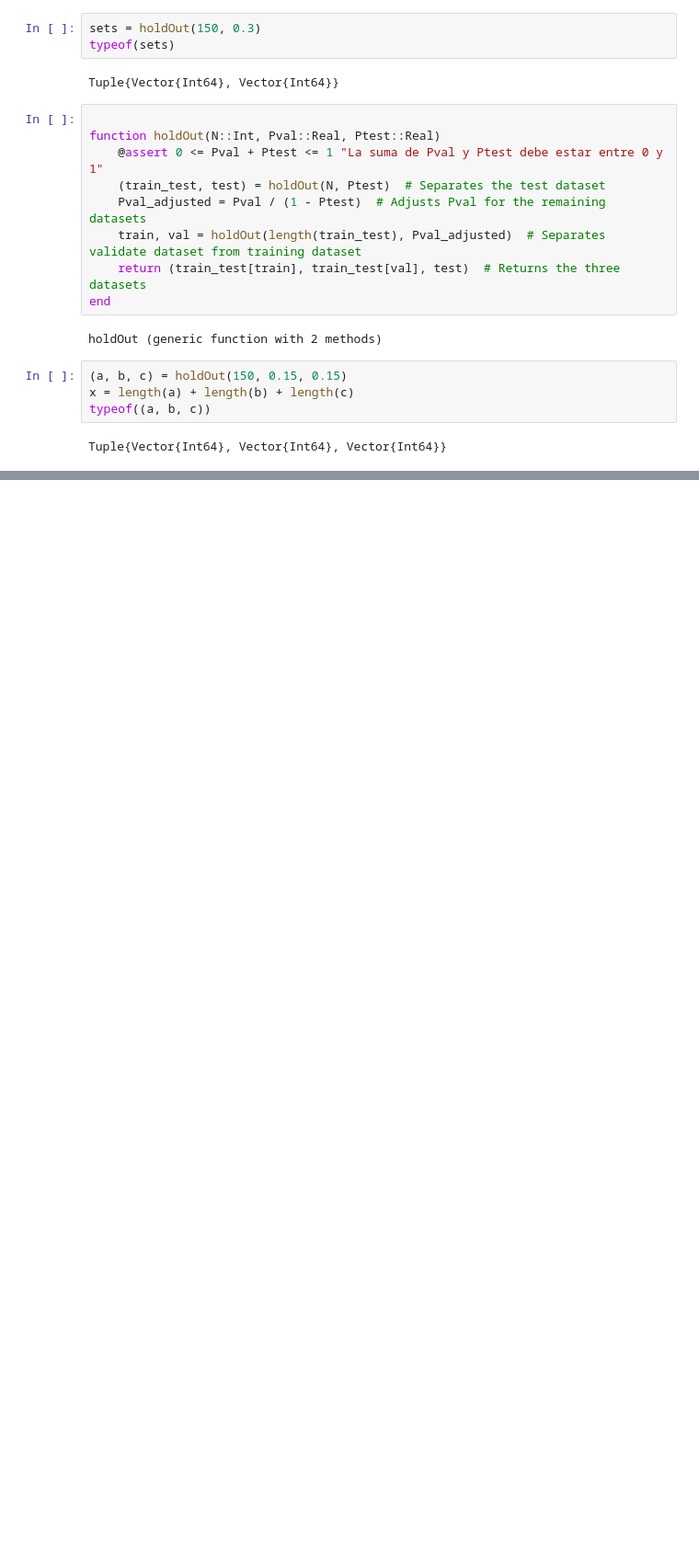
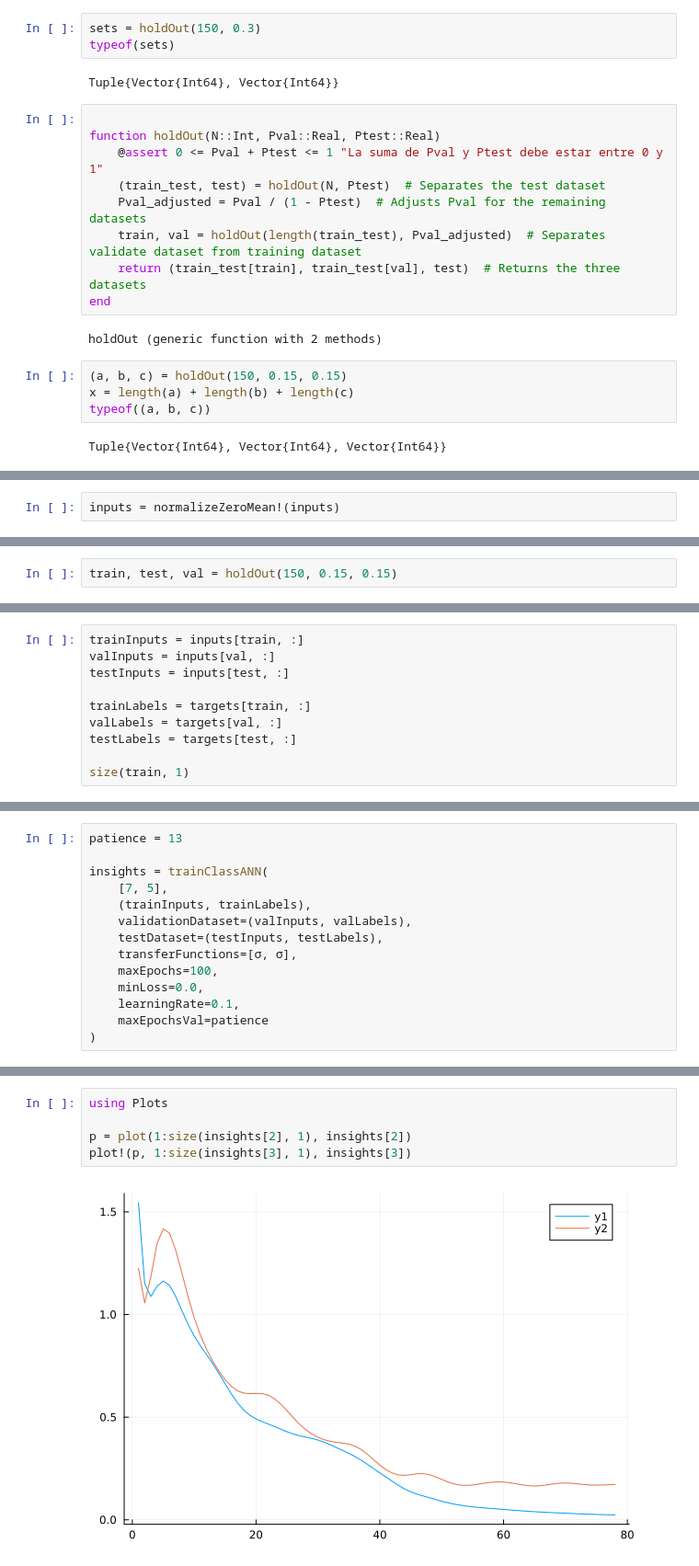
Before and after one commit to fizge/FAA_practices, a Jupyter notebook: src/boletin_1/ejercicio_3/ejercicio_3_nb.ipynb, the cells around one changed output, grey strips where cells are left out. Shown: that part at 92% size. Drawn from its saved outputs; the diff is of its cells as text; blank space fills up the shorter version.

```diff
--- a/src/boletin_1/ejercicio_3/ejercicio_3_nb.ipynb
+++ b/src/boletin_1/ejercicio_3/ejercicio_3_nb.ipynb
@@ -168,0 +193,2 @@ end;
+# %%
+inputs = normalizeZeroMean!(inputs)
@@ -168,0 +213,2 @@ end;
+# %%
+train, test, val = holdOut(150, 0.15, 0.15)
@@ -168,0 +217,10 @@ end;
+# %%
+trainInputs = inputs[train, :]
+valInputs = inputs[val, :]
+testInputs = inputs[test, :]
+
+trainLabels = targets[train, :]
+valLabels = targets[val, :]
+testLabels = targets[test, :]
+
+size(train, 1)
@@ -168,0 +233,14 @@ end;
+# %%
+patience = 13
+
+insights = trainClassANN(
+    [7, 5],
+    (trainInputs, trainLabels),
+    validationDataset=(valInputs, valLabels),
+    testDataset=(testInputs, testLabels),
+    transferFunctions=[σ, σ],
+    maxEpochs=100,
+    minLoss=0.0,
+    learningRate=0.1,
+    maxEpochsVal=patience
+)
@@ -168,0 +263,7 @@ end;
+# %%
+using Plots
+
+p = plot(1:size(insights[2], 1), insights[2])
+plot!(p, 1:size(insights[3], 1), insights[3])
+# %% [output]
+[figure, added]
```
Also changed, not shown: parts of 17 cells of this notebook, 1 other file.
